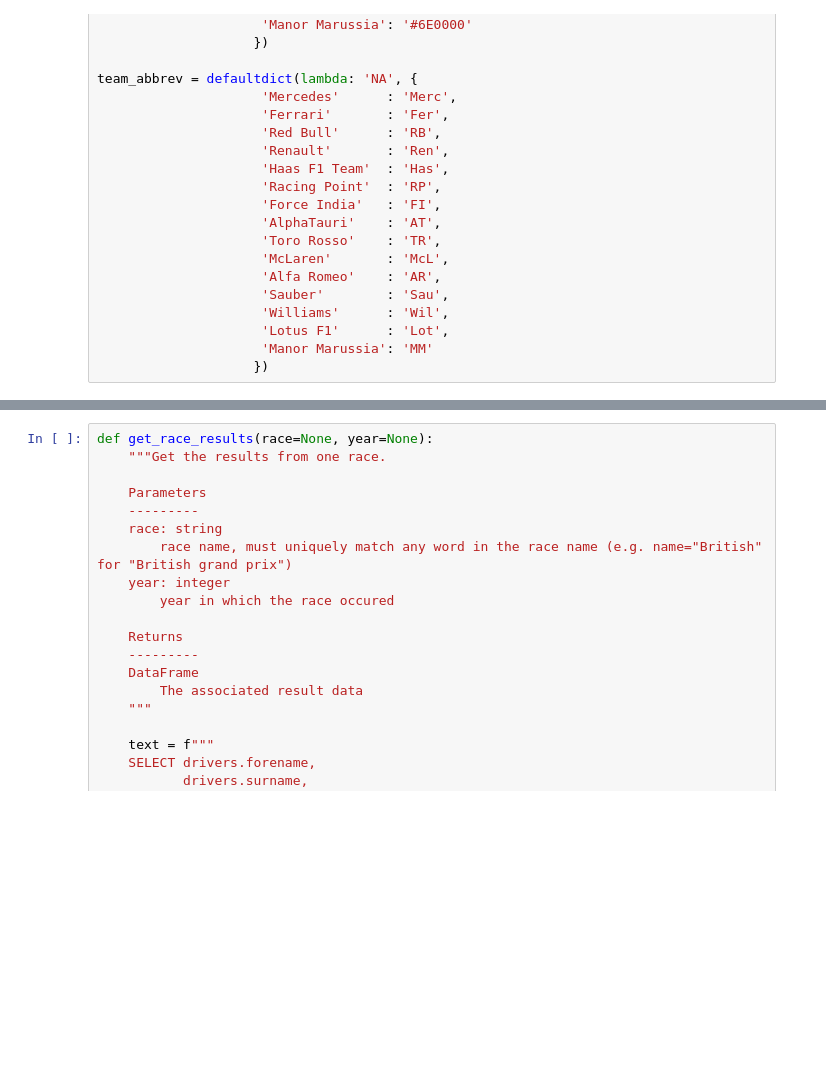
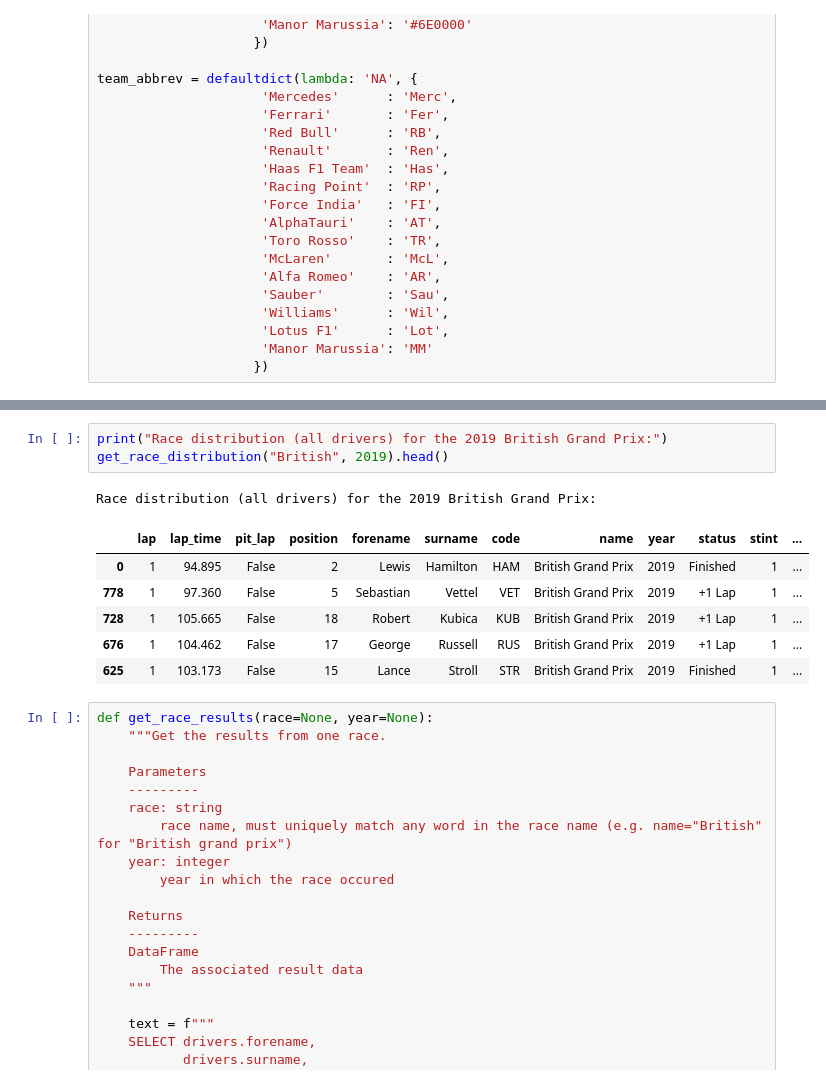
Before and after one commit to apalermo01/Formula-1-driver-consistency, a Jupyter notebook: Formula 1 2019 visualizations and performance metrics.ipynb, the cells around one changed output, grey strips where cells are left out. Drawn from its saved outputs; the diff is of its cells as text; blank space fills up the shorter version.

```diff
--- a/Formula 1 2019 visualizations and performance metrics.ipynb
+++ b/Formula 1 2019 visualizations and performance metrics.ipynb
@@ -353,3 +342,14 @@ get_race_distribution("Australian", 2019).head()
+# %%
+print("Race distribution (all drivers) for the 2019 British Grand Prix:")
+get_race_distribution("British", 2019).head()
+# %% [output]
+Race distribution (all drivers) for the 2019 British Grand Prix:
+|  | lap | lap_time | pit_lap | position | forename | surname | code | name | year | status | stint | ... |
+| 0 | 1 | 94.895 | False | 2 | Lewis | Hamilton | HAM | British Grand Prix | 2019 | Finished | 1 | ... |
+| 778 | 1 | 97.360 | False | 5 | Sebastian | Vettel | VET | British Grand Prix | 2019 | +1 Lap | 1 | ... |
+| 728 | 1 | 105.665 | False | 18 | Robert | Kubica | KUB | British Grand Prix | 2019 | +1 Lap | 1 | ... |
+| 676 | 1 | 104.462 | False | 17 | George | Russell | RUS | British Grand Prix | 2019 | +1 Lap | 1 | ... |
+| 625 | 1 | 103.173 | False | 15 | Lance | Stroll | STR | British Grand Prix | 2019 | Finished | 1 | ... |
 # %%
 def get_race_results(race=None, year=None):
     """Get the results from one race.
```
Also changed, not shown: parts of 45 cells of this notebook.
